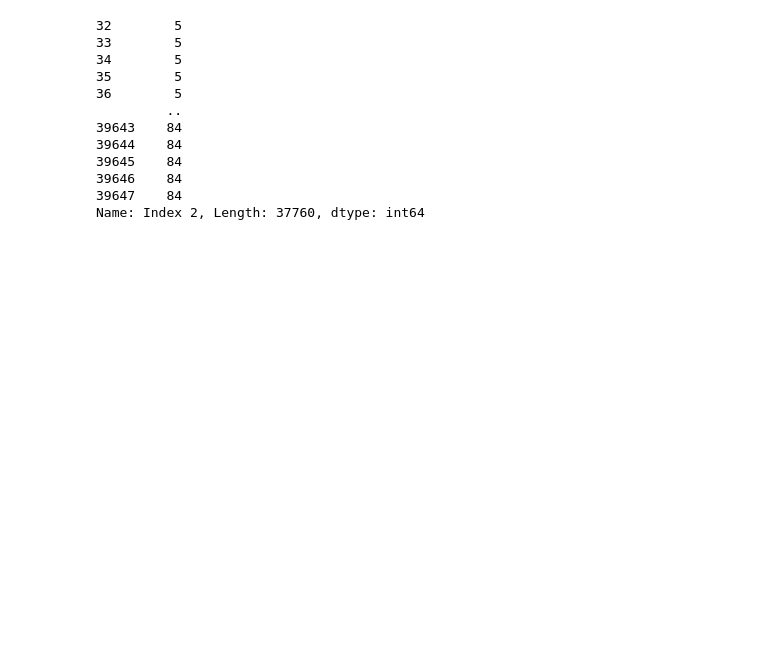
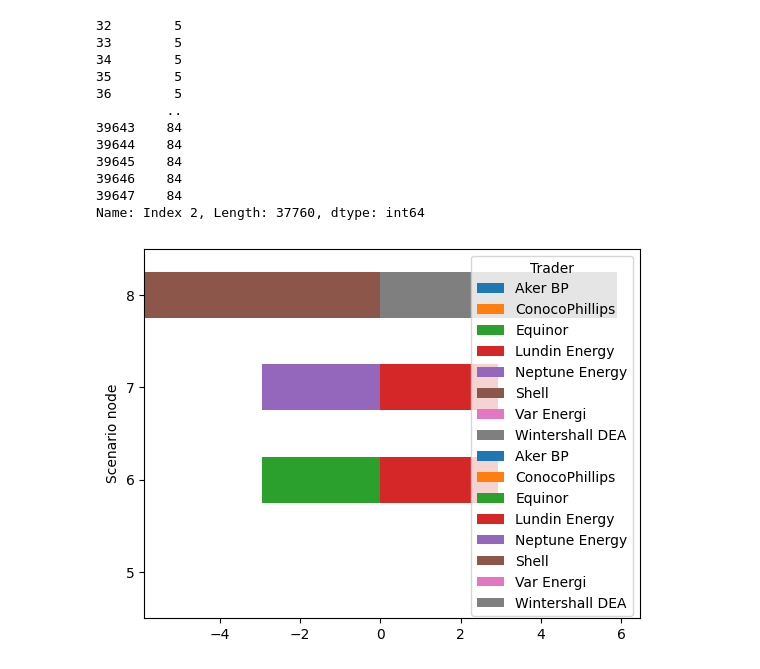
Before and after one commit to berendmarkhorst/secondary_gas_market, a Jupyter notebook: analysis.ipynb, the cells around one changed output. Saved outputs shown, nothing was run; the diff lists cells and outputs as text; code cells hidden in the pictures; blank space fills up the shorter version.

```diff
--- a/analysis.ipynb
+++ b/analysis.ipynb
@@ -692,3 +640,29 @@ plt.xlabel(r"$\beta$");
 plt.ylabel("Profit (€)");
 
 plt.title("Sensitivity to utilisation rates");
+# %%
+bought = solution["x_minus"]
+sold = solution["y_minus"]
+for i, df in enumerate([bought, sold]):
+    df = df[(df["Stage"] == 2) & (df["Node"] == "St.fergus") & (df["Scenario node"] <= 8)]
+    df = df.reset_index().set_index(["Scenario node"]).pivot(columns="Trader", values="Weighted value")
+    if i == 1:
+        df = df * -1
+    df.plot(kind="barh", stacked=True, ax=plt.gca())
+
+handles, labels = axes[i].get_legend_handles_labels()
+
+# Remove duplicates
+unique_labels = []
+unique_handles = []
+for h, l in zip(handles, labels):
+    if l not in unique_labels:
+        unique_labels.append(l)
+        unique_handles.append(h)
+
+# Add legend only once
+plt.legend(unique_handles, unique_labels, title="Trader", bbox_to_anchor=(1.05, 1), loc="upper left")
+
+display
+# %% [output]
+[figure, added]
```
Also changed, not shown: parts of 15 cells of this notebook, 4 other files.
